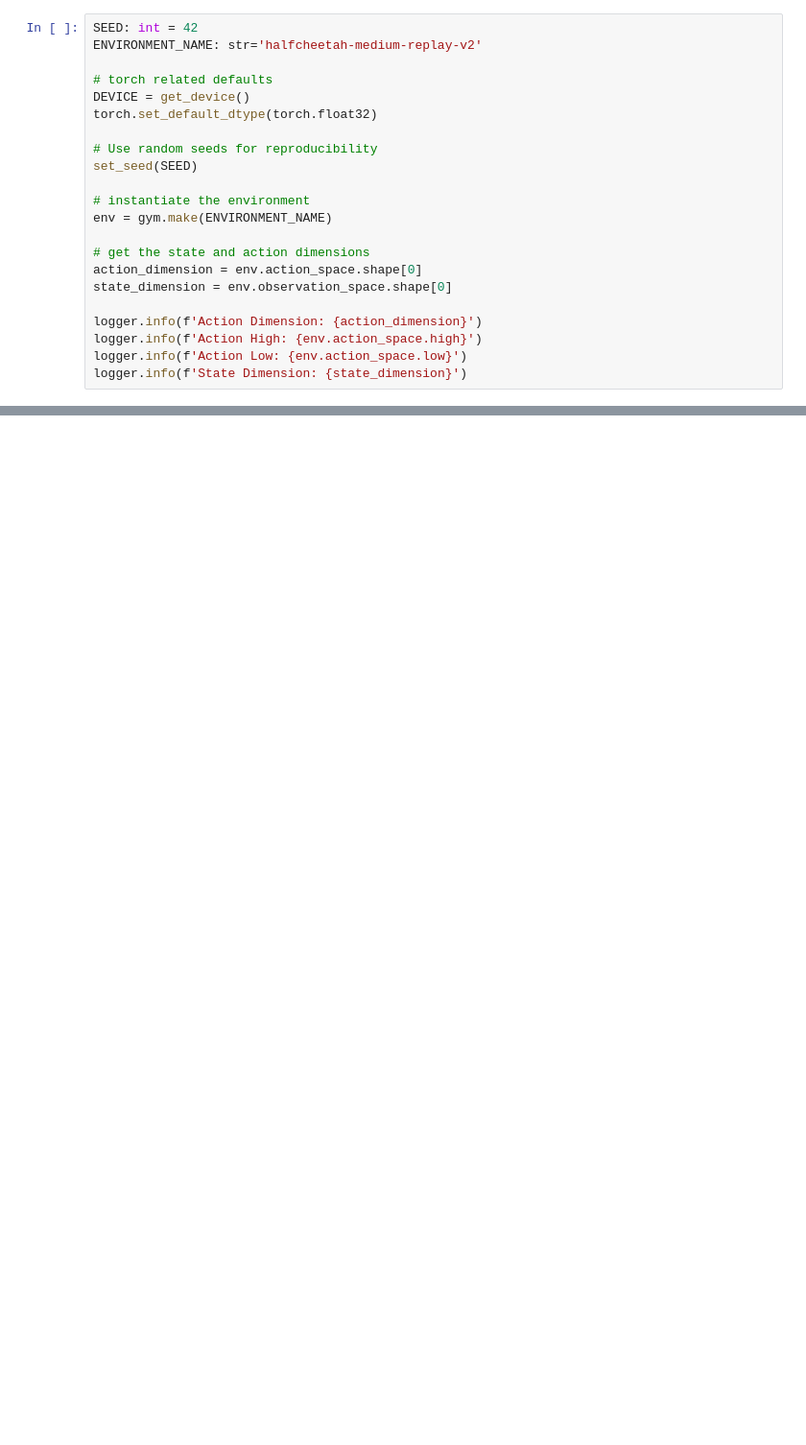
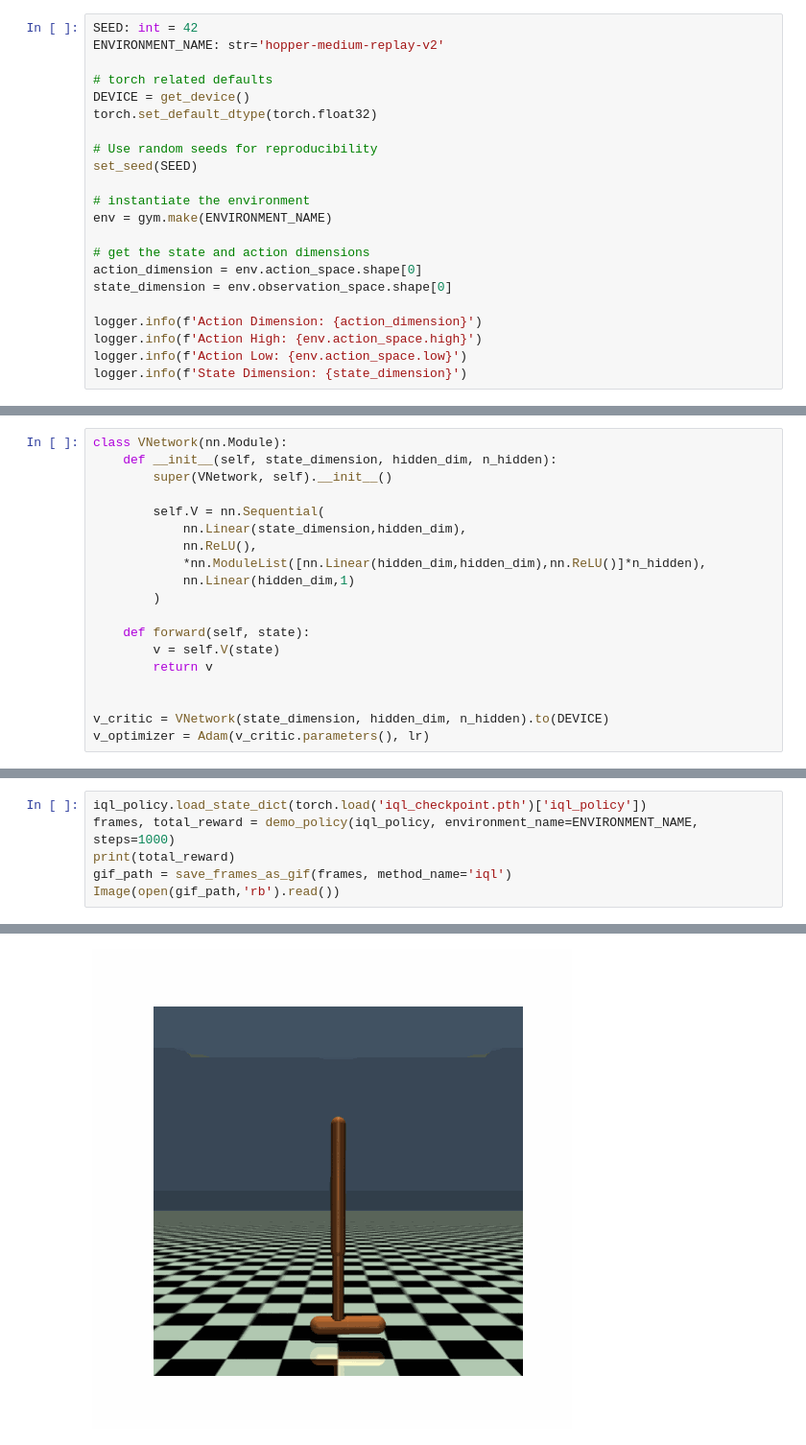
Before and after one commit to IliasBaali/CQL_IQL_code, a Jupyter notebook: IQL.ipynb, the cells around one changed output, grey strips where cells are left out. Shown at 96% size. Drawn from its saved outputs; the diff is of its cells as text; blank space fills up the shorter version.

```diff
--- a/IQL.ipynb
+++ b/IQL.ipynb
@@ -49,6 +43,6 @@ ValueError: Couldn't find any version for dataset NathanGavenski/CartPole in the
 # %%
 SEED: int = 42
-ENVIRONMENT_NAME: str='halfcheetah-medium-replay-v2'
+ENVIRONMENT_NAME: str='hopper-medium-replay-v2'
 
 # torch related defaults
 DEVICE = get_device()
@@ -70,0 +130,19 @@ logger.info(f'State Dimension: {state_dimension}')
+# %%
+class VNetwork(nn.Module):
+    def __init__(self, state_dimension, hidden_dim, n_hidden):
+        super(VNetwork, self).__init__()
+
+        self.V = nn.Sequential(
+            nn.Linear(state_dimension,hidden_dim),
+            nn.ReLU(),
+            *nn.ModuleList([nn.Linear(hidden_dim,hidden_dim),nn.ReLU()]*n_hidden),
+            nn.Linear(hidden_dim,1)
+        )
+
+    def forward(self, state):
+        v = self.V(state)
+        return v
+
+
+v_critic = VNetwork(state_dimension, hidden_dim, n_hidden).to(DEVICE)
+v_optimizer = Adam(v_critic.parameters(), lr)
@@ -70,0 +423,7 @@ logger.info(f'State Dimension: {state_dimension}')
+# %%
+iql_policy.load_state_dict(torch.load('iql_checkpoint.pth')['iql_policy'])
+frames, total_reward = demo_policy(iql_policy, environment_name=ENVIRONMENT_NAME, steps=1000)
+print(total_reward)
+gif_path = save_frames_as_gif(frames, method_name='iql')
+Image(open(gif_path,'rb').read())
+# %% [output]
@@ -70,0 +432 @@ logger.info(f'State Dimension: {state_dimension}')
+[figure, added]
```
Also changed, not shown: parts of 22 cells of this notebook, 10 other files.
